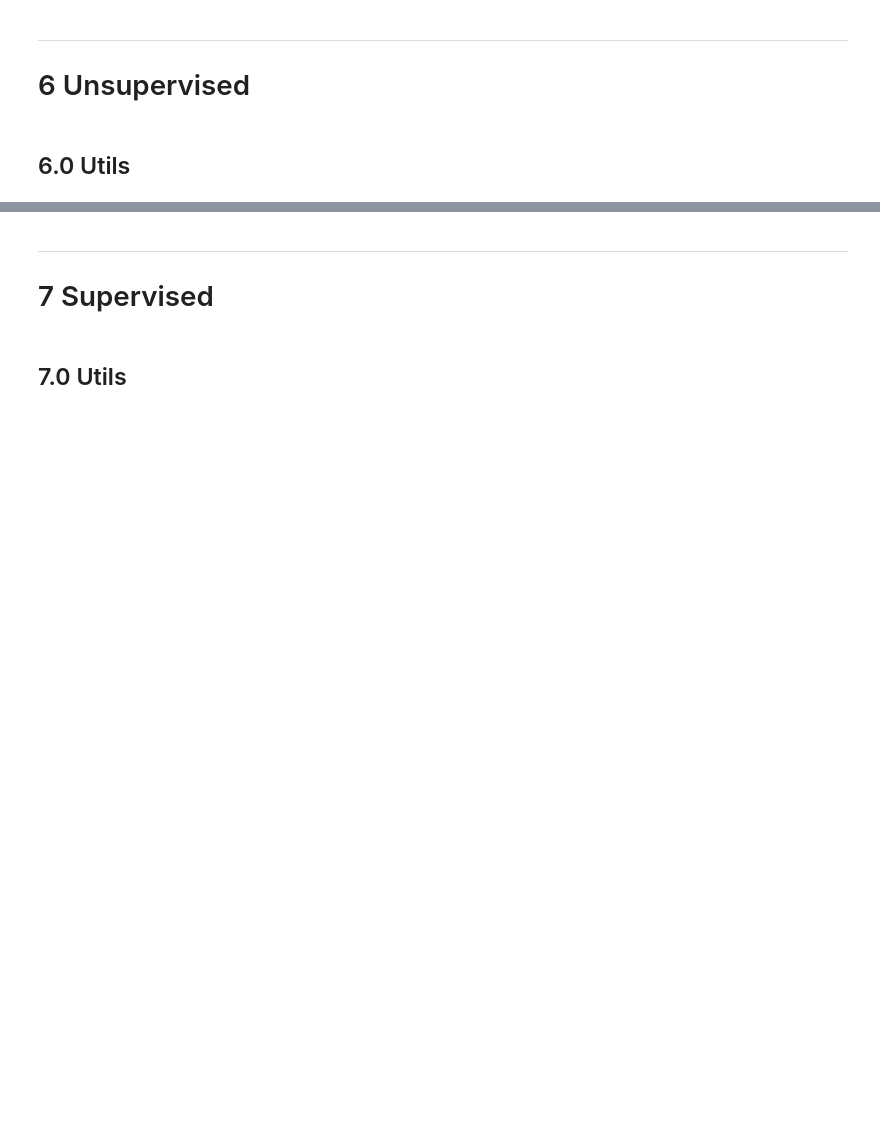
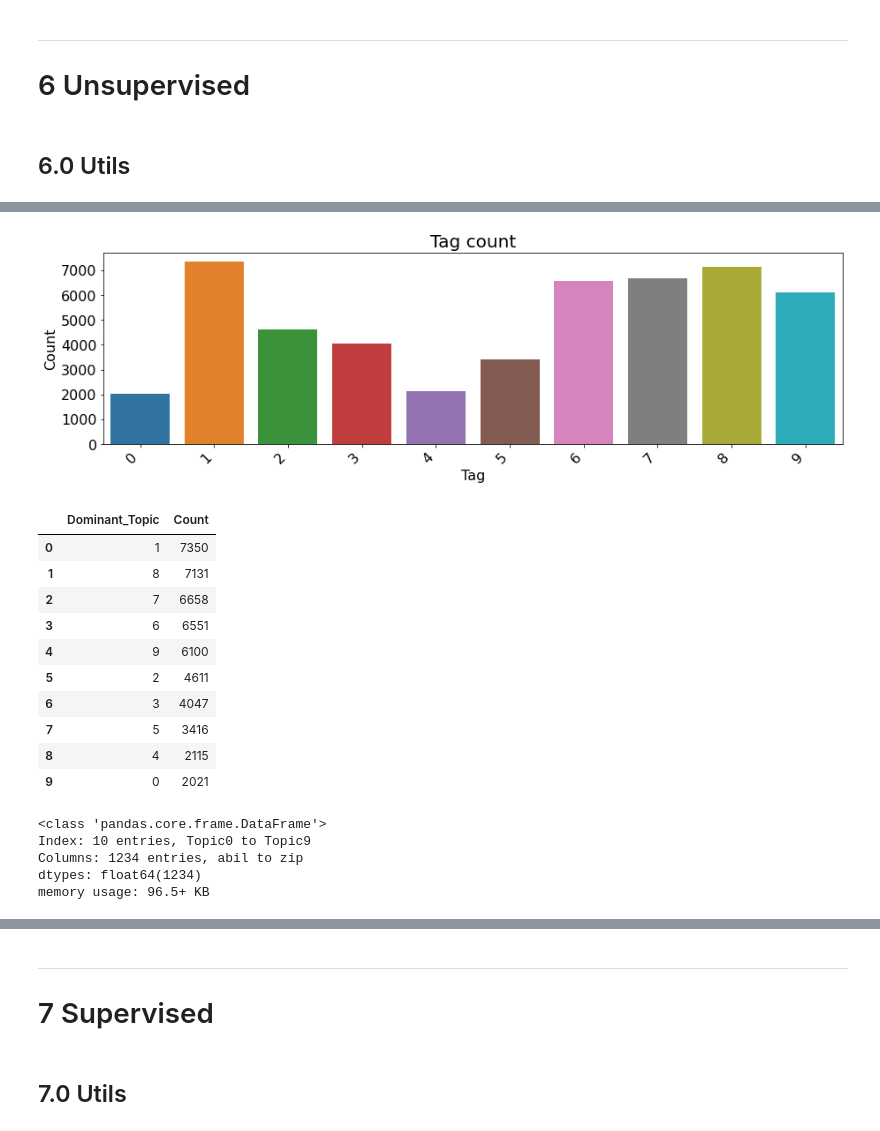
Before and after one commit to curiousmindflow/oc-ml-p5, a Jupyter notebook: modelisation.ipynb, the cells around one changed output, grey strips where cells are left out. Cells and saved outputs as stored; diff of their text form; code cells hidden in the pictures; blank space fills up the shorter version.

Commit message:
create preprocessing suite separated script. Supervised part is technically done. Unsupervised: LDA ok, still need to link the output to a supervised model

```diff
--- a/modelisation.ipynb
+++ b/modelisation.ipynb
@@ -216,0 +286,17 @@ def latent_dirichlet_allocation_tuning(dataset: pd.DataFrame, param_grid: dict):
+# %%
+def topic_distribution(dominant_topic_df):
+    distribution = dominant_topic_df["Dominant_Topic"].value_counts().reset_index()
+    distribution.columns = ["Dominant_Topic", "Count"]
+
+    plt.figure(figsize=(15, 4))
+
+    sns.countplot(data=dominant_topic_df, x="Dominant_Topic")
+
+    plt.title("Tag count", size=20)
+    plt.xlabel("Tag", size=16)
+    plt.ylabel("Count", size=16)
+    plt.xticks(rotation=45, size=16, ha="right")
+    plt.yticks(size=16)
+    plt.show()
+
+    return distribution
@@ -223,3 +324,0 @@ def latent_dirichlet_allocation_tuning(dataset: pd.DataFrame, param_grid: dict):
-# %%
-if config["unsupervised"]:
-    data_bow = bow(data["Sentence"], min_df=.005, max_df=1.0)
@@ -235,4 +331,4 @@ if config["unsupervised"]:
         "n_jobs": [10]
     }
 
-    gs, feature_names = latent_dirichlet_allocation_tuning(data["Sentence"], param_grid)
+    gs, feature_names, data_bow = latent_dirichlet_allocation_tuning(data["Sentence"], param_grid)
@@ -241,0 +345,3 @@ if config["unsupervised"]:
+# %%
+dominant_topic_df = get_dominant_topic(gs.best_estimator_, data_bow, data.shape[0])
+dominant_topic_df.head()
@@ -241,0 +355,24 @@ if config["unsupervised"]:
+# %%
+topic_distribution(dominant_topic_df)
+# %% [output]
+[figure, added]
+|  | Dominant_Topic | Count |
+| 0 | 1 | 7350 |
+| 1 | 8 | 7131 |
+| 2 | 7 | 6658 |
+| 3 | 6 | 6551 |
+| 4 | 9 | 6100 |
+| 5 | 2 | 4611 |
+| 6 | 3 | 4047 |
+| 7 | 5 | 3416 |
+| 8 | 4 | 2115 |
+| 9 | 0 | 2021 |
+# %%
+topic_keywords_df = pd.DataFrame(data=gs.best_estimator_.components_, columns=feature_names, index=dominant_topic_df.columns[:-1])
+topic_keywords_df.info()
+# %% [output]
+<class 'pandas.core.frame.DataFrame'>
+Index: 10 entries, Topic0 to Topic9
+Columns: 1234 entries, abil to zip
+dtypes: float64(1234)
+memory usage: 96.5+ KB
```
Also changed, not shown: parts of 46 cells of this notebook, 1 other file.
